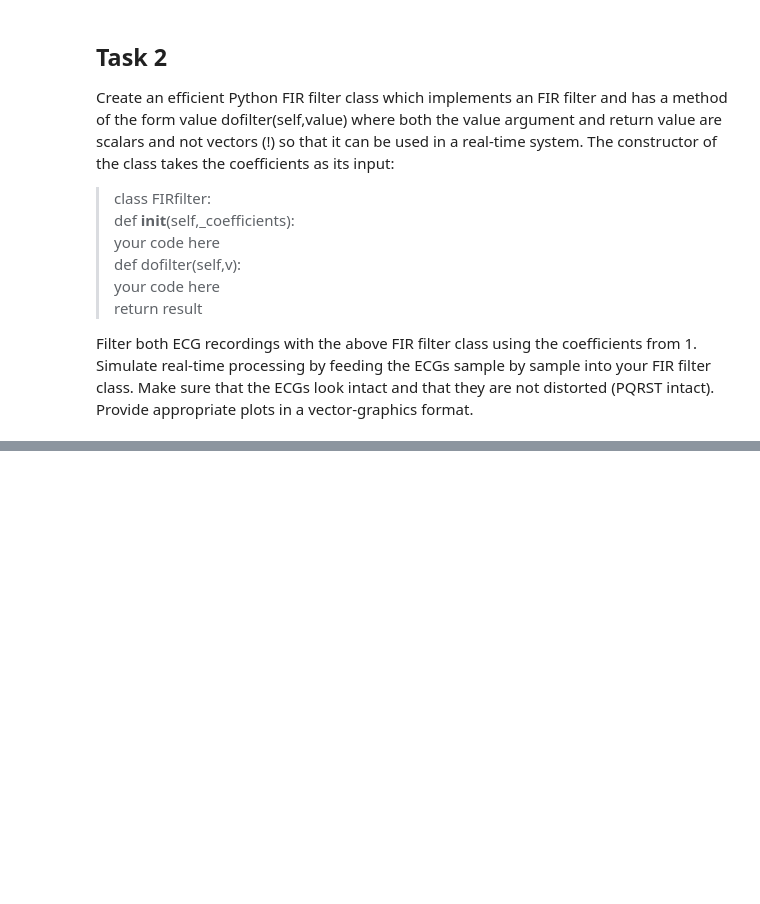
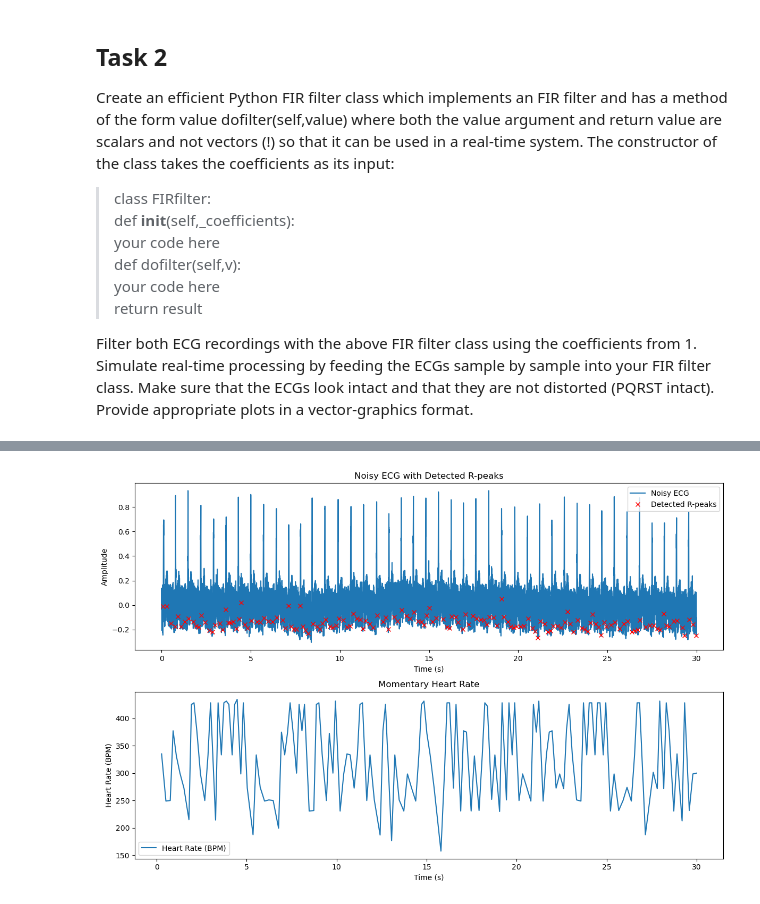
Before and after one commit to aurora0543/FIR_Lab, a Jupyter notebook: FIR.ipynb, the cells around one changed output, grey strips where cells are left out. Saved outputs shown, nothing was run; the diff lists cells and outputs as text; code cells hidden in the pictures; blank space fills up the shorter version.

```diff
--- a/FIR.ipynb
+++ b/FIR.ipynb
@@ -194,0 +205,66 @@ plt.show()
+# %%
+import numpy as np
+import matplotlib.pyplot as plt
+from scipy.signal import find_peaks, firwin, lfilter
+
+# Step 1: Load and preprocess data
+def load_ecg_signal(filename, sampling_rate):
+    try:
+        ecg_signal = np.loadtxt(filename)
+        return ecg_signal
+    except ValueError:
+        print('Error: Could not load file as text')
+        return None
+
+sampling_rate = 1000
+
+duration = len(ecg_signal) / sampling_rate
+time = np.linspace(0, duration, len(ecg_signal))
+
+
+
+clean_ecg = load_ecg_signal('ECG Traces-20241104/Lying ECGs/Lying_ECG_1000Hz_8.dat', sampling_rate)
+noisy_ecg = load_ecg_signal('ECG Traces-20241104/Noisy ECGs/Noisy_ECG_1000Hz_8.dat', sampling_rate)
+
+# Extract an R-peak template from the clean ECG
+template_length = int(0.2 * fs)  # Assuming R-peak lasts ~200 ms
+template = clean_ecg[fs:fs + template_length]  # Example segment from clean ECG
+
+# Step 2: Design a matched filter using the R-peak template
+matched_filter = firwin(len(template), cutoff=0.5, fs=fs) * template
+
+# Step 3: Apply the matched filter to the noisy ECG
+filtered_ecg = lfilter(matched_filter, [1.0], noisy_ecg)
+
+# Step 4: Detect R-peaks
+peaks, _ = find_peaks(filtered_ecg, height=np.max(filtered_ecg) * 0.6, distance=fs // 2)
+
+# Step 5: Calculate momentary heart rate
+r_intervals = np.diff(peaks) / sampling_rate  # R-R intervals in seconds
+heart_rate = 60 / r_intervals  # Heart rate in BPM
+time_hr = peaks[1:] / sampling_rate  # Time points for heart rate
+
+# Step 6: Plot results
+plt.figure(figsize=(12, 8))
+
+# Plot noisy ECG with detected R-peaks
+plt.subplot(2, 1, 1)
+plt.plot(time, noisy_ecg, label="Noisy ECG")
+plt.plot(peaks / sampling_rate, noisy_ecg[peaks], "rx", label="Detected R-peaks")
+plt.xlabel("Time (s)")
+plt.ylabel("Amplitude")
+plt.title("Noisy ECG with Detected R-peaks")
+plt.legend()
+
+# Plot momentary heart rate
+plt.subplot(2, 1, 2)
+plt.plot(time_hr, heart_rate, label="Heart Rate (BPM)")
+plt.xlabel("Time (s)")
+plt.ylabel("Heart Rate (BPM)")
+plt.title("Momentary Heart Rate")
+plt.legend()
+
+plt.tight_layout()
+plt.show()
+# %% [output]
+[figure, added]
```
Also changed, not shown: parts of 4 cells of this notebook, 1 other file.
